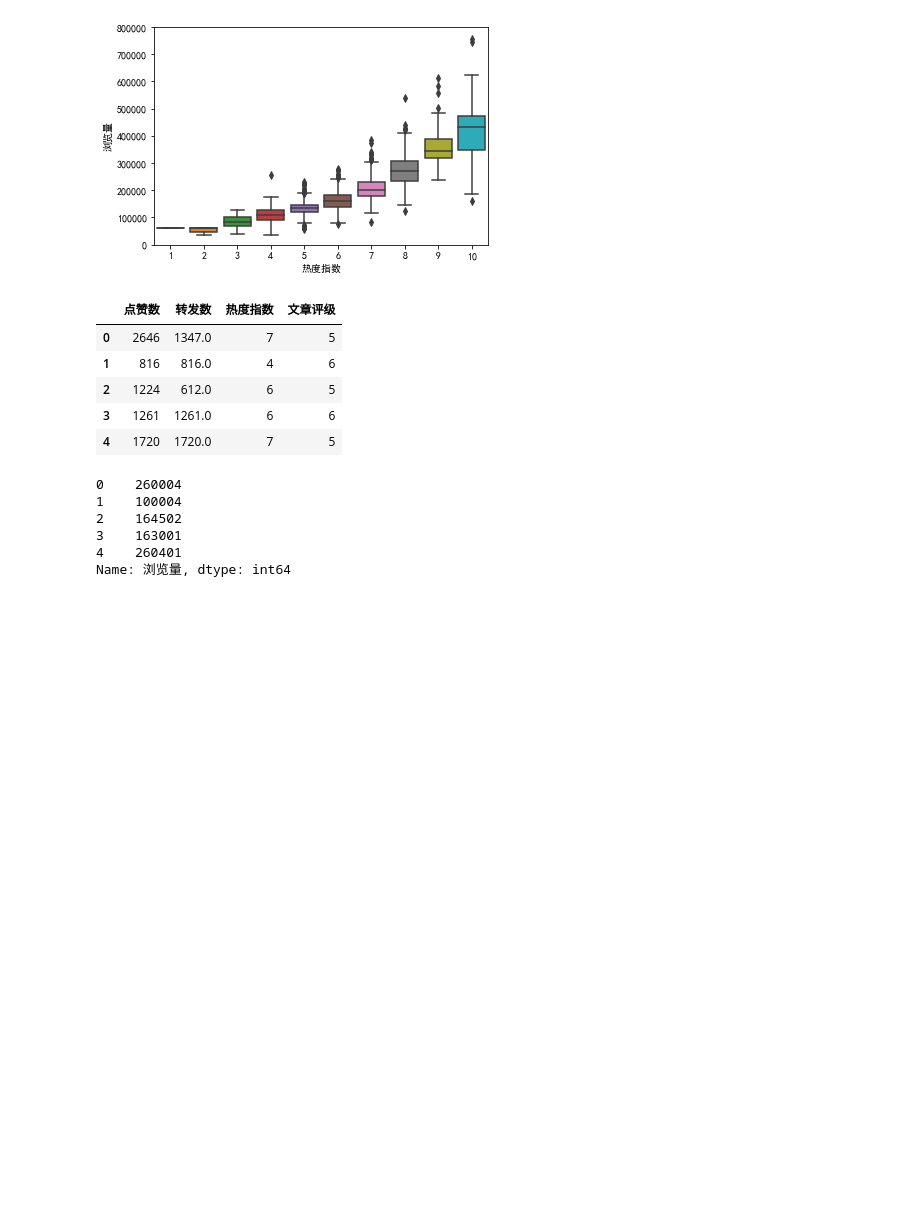
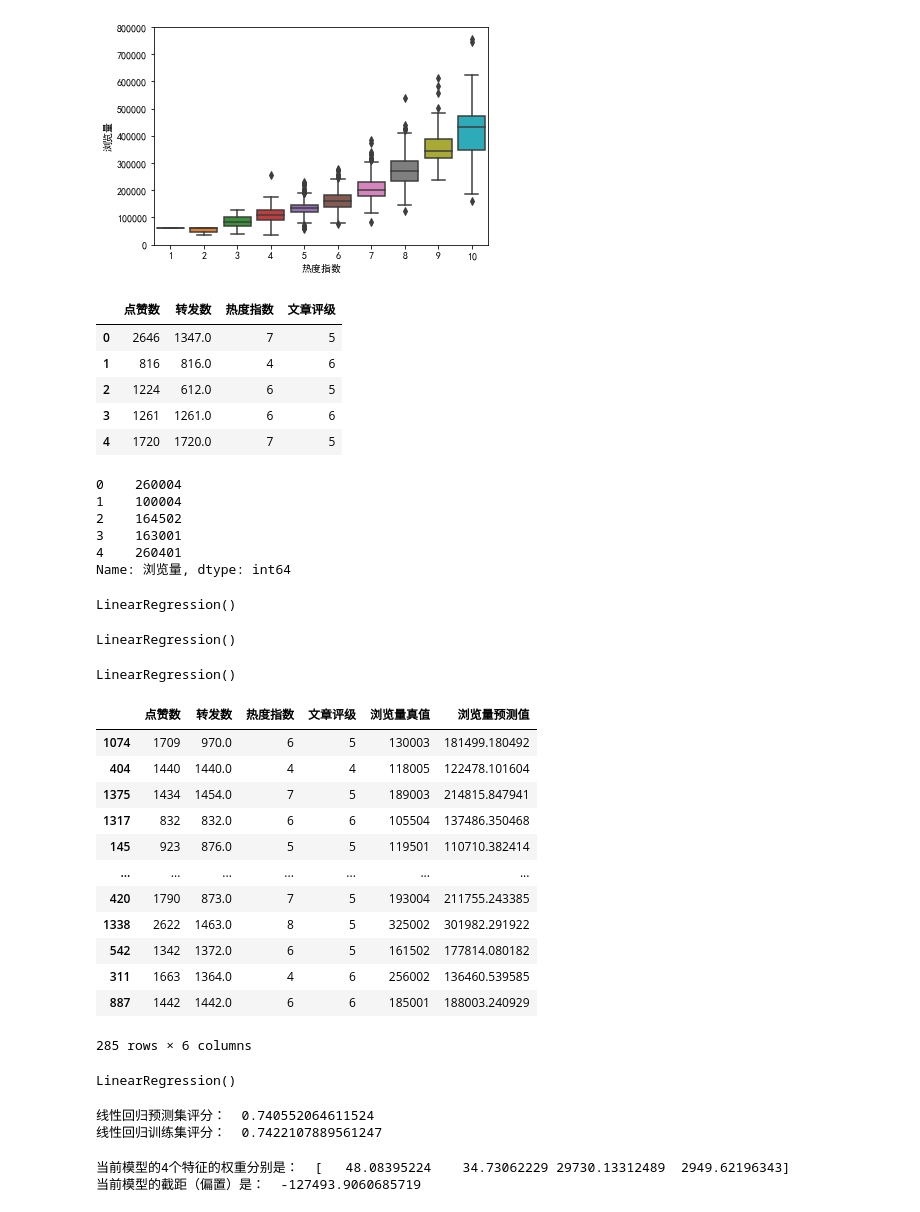
Before and after one commit to LMFrank/ml_project, a Jupyter notebook: GeekTime/course01/ch02/微信软文线性回归.ipynb, the cells around one changed output. Drawn from its saved outputs; the diff is of its cells as text; code cells hidden in the pictures; blank space fills up the shorter version.

```diff
--- a/course01/ch02/微信软文线性回归.ipynb
+++ b/GeekTime/course01/ch02/微信软文线性回归.ipynb
@@ -66,3 +66,55 @@ Name: 浏览量, dtype: int64
 from sklearn.model_selection import train_test_split
 
 X_train, X_test, y_train, y_test = train_test_split(X, y, test_size=0.2, random_state=0)
+# %%
+from sklearn.linear_model import LinearRegression
+model = LinearRegression()
+# %%
+model.fit(X_train, y_train)
+# %% [output]
+LinearRegression()
+# %%
+model.fit(X_train, y_train)
+# %% [output]
+LinearRegression()
+# %%
+y_pred = model.predict(X_test)
+# %%
+model.fit(X_train, y_train)
+# %% [output]
+LinearRegression()
+# %%
+df_ads_pred = X_test.copy()
+df_ads_pred['浏览量真值'] = y_test
+df_ads_pred['浏览量预测值'] = y_pred
+df_ads_pred
+# %% [output]
+|  | 点赞数 | 转发数 | 热度指数 | 文章评级 | 浏览量真值 | 浏览量预测值 |
+| 1074 | 1709 | 970.0 | 6 | 5 | 130003 | 181499.180492 |
+| 404 | 1440 | 1440.0 | 4 | 4 | 118005 | 122478.101604 |
+| 1375 | 1434 | 1454.0 | 7 | 5 | 189003 | 214815.847941 |
+| 1317 | 832 | 832.0 | 6 | 6 | 105504 | 137486.350468 |
+| 145 | 923 | 876.0 | 5 | 5 | 119501 | 110710.382414 |
+| ... | ... | ... | ... | ... | ... | ... |
+| 420 | 1790 | 873.0 | 7 | 5 | 193004 | 211755.243385 |
+| 1338 | 2622 | 1463.0 | 8 | 5 | 325002 | 301982.291922 |
+| 542 | 1342 | 1372.0 | 6 | 5 | 161502 | 177814.080182 |
+| 311 | 1663 | 1364.0 | 4 | 6 | 256002 | 136460.539585 |
+| 887 | 1442 | 1442.0 | 6 | 6 | 185001 | 188003.240929 |
+285 rows × 6 columns
+# %%
+model.fit(X_train, y_train)
+# %% [output]
+LinearRegression()
+# %%
+print("线性回归预测集评分： ", model.score(X_test, y_test))
+print("线性回归训练集评分： ", model.score(X_train, y_train))
+# %% [output]
+线性回归预测集评分：  0.740552064611524
+线性回归训练集评分：  0.7422107889561247
+# %%
+print("当前模型的4个特征的权重分别是： ", model.coef_)
+print("当前模型的截距（偏置）是： ", model.intercept_)
+# %% [output]
+当前模型的4个特征的权重分别是：  [   48.08395224    34.73062229 29730.13312489  2949.62196343]
+当前模型的截距（偏置）是：  -127493.9060685719
```
Also changed, not shown: 1 other file.
